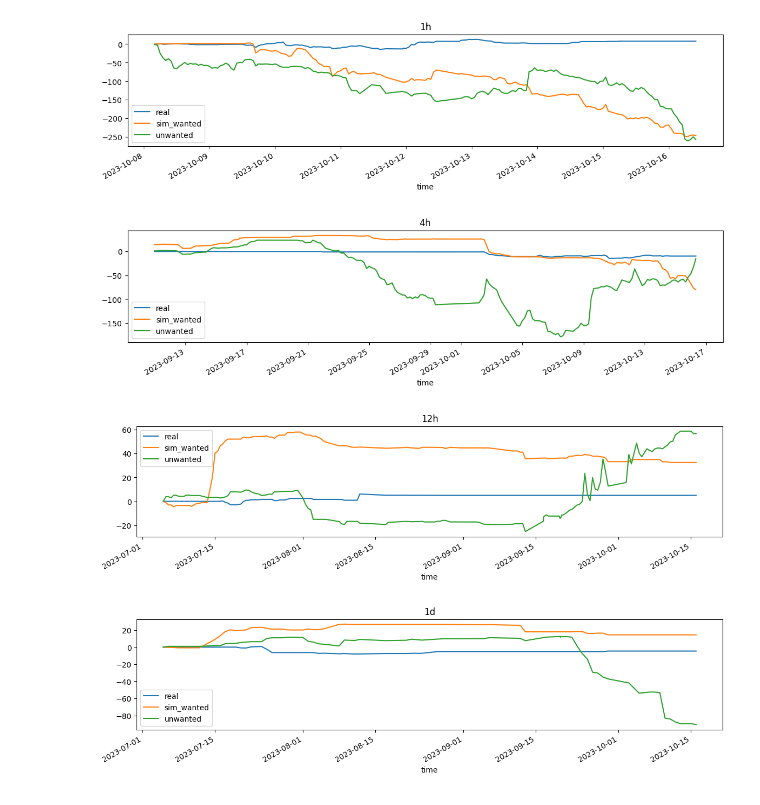
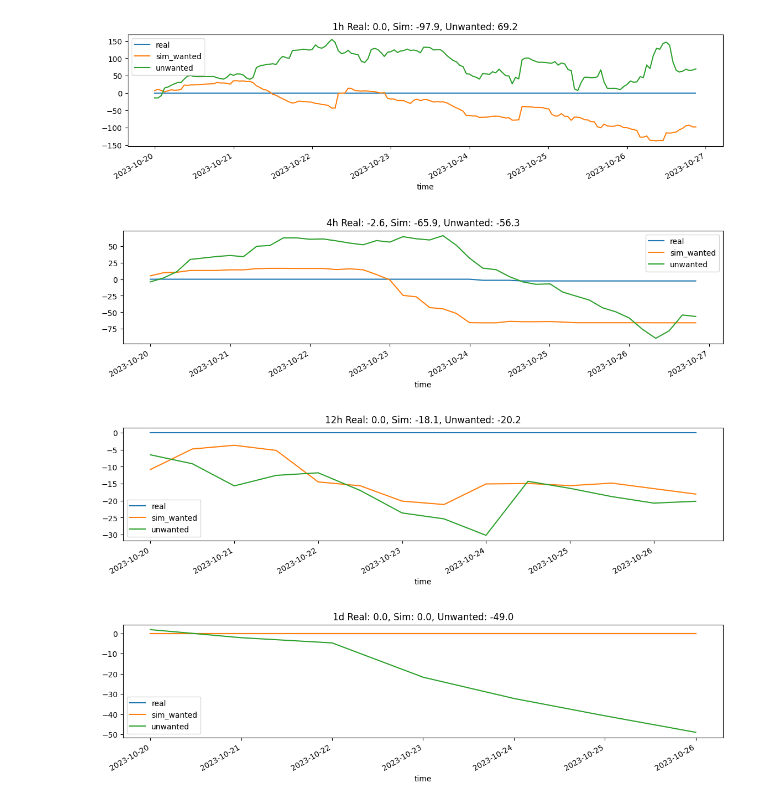
Before and after one commit to codebiscuits/modular_trader, a Jupyter notebook: mt/inspect_records/agent_performance.ipynb, the cells around one changed output. Cells and saved outputs as stored; diff of their text form; code cells hidden in the pictures.

```diff
--- a/mt/inspect_records/agent_performance.ipynb
+++ b/mt/inspect_records/agent_performance.ipynb
@@ -10,7 +11,7 @@ data_sets = dict()
 for tf in timeframes:
     dfs = []
     for i, sel in enumerate(['1d_volumes_30', '1w_volumes_100']):
-        log_path = Path(f"/home/ross/coding/modular_trader/records/trail_fractals_{tf}_None_5_2_{sel}/perf_log.json")
+        log_path = Path(f"/home/ross/coding/pi_2/modular_trader/records/trail_fractals_{tf}_None_5_2_{sel}/perf_log.json")
         with open(log_path, 'r') as file:
             perf_log = json.load(file)
         perf_stats = [{'time': d['timestamp'],
@@ -36,7 +37,9 @@ for tf in timeframes:
     df = pd.concat(dfs, axis=1)
     df = df.sort_index()
     df = df.fillna(0)
-    df = df.tail(180)#.reset_index(drop=True)
+    week_ago = (df.index[-1] - timedelta(weeks=1))
+    df = df.loc[df.index > week_ago]
+
     df['real'] = (df.r_0+df.r_1).cumsum()
     df['sim_wanted'] = (df.sw_0+df.sw_1).cumsum()
     df['unwanted'] = (df.u_0+df.u_1).cumsum()
@@ -44,9 +47,10 @@ for tf in timeframes:
     data_sets[tf] = df
 # %%
 for tf in timeframes:
-    data_sets[tf].plot(title=f'{tf}', figsize=(14, 3))
+    t = f"{tf} Real: {data_sets[tf].real.iloc[-1]:.1f}, Sim: {data_sets[tf].sim_wanted.iloc[-1]:.1f}, Unwanted: {data_sets[tf].unwanted.iloc[-1]:.1f}"
+    data_sets[tf].plot(title=t, figsize=(14, 3))
 # %% [output]
-[figure, old version]
+[figure, new version]
-[figure, old version]
+[figure, new version]
-[figure, old version]
+[figure, new version]
-[figure, old version]
+[figure, new version]
```
Also changed, not shown: parts of 1 cell of this notebook, 7 other files.
